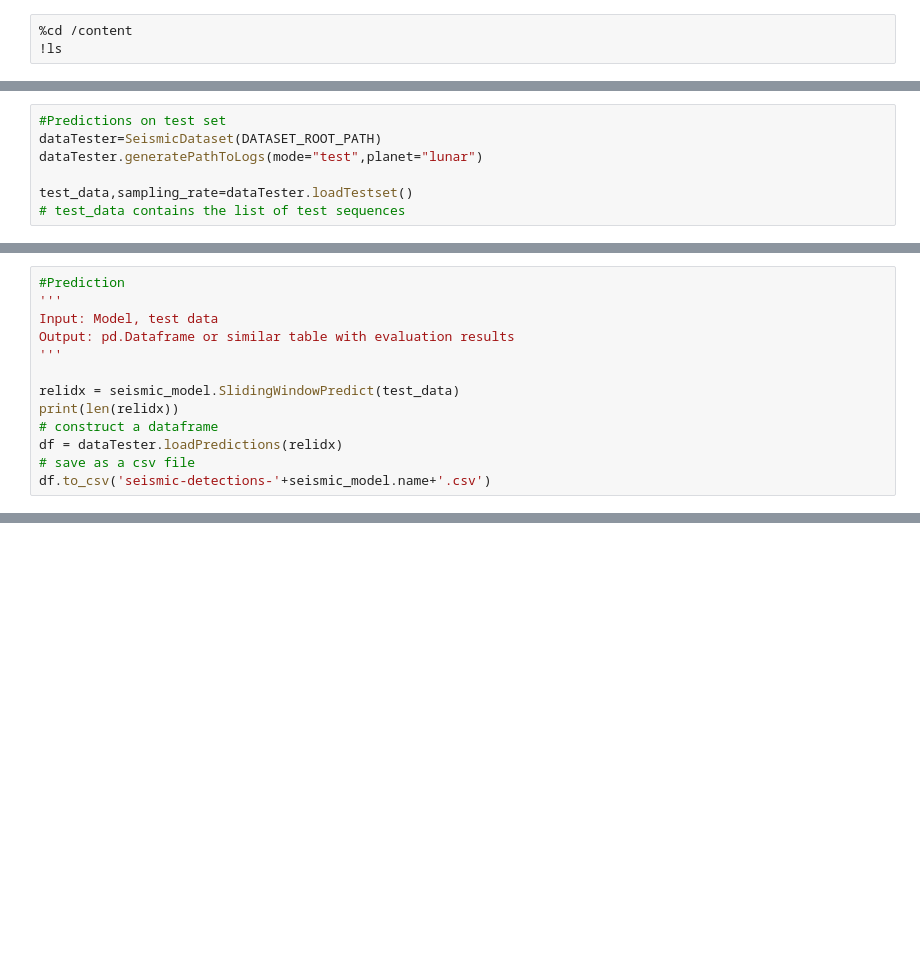
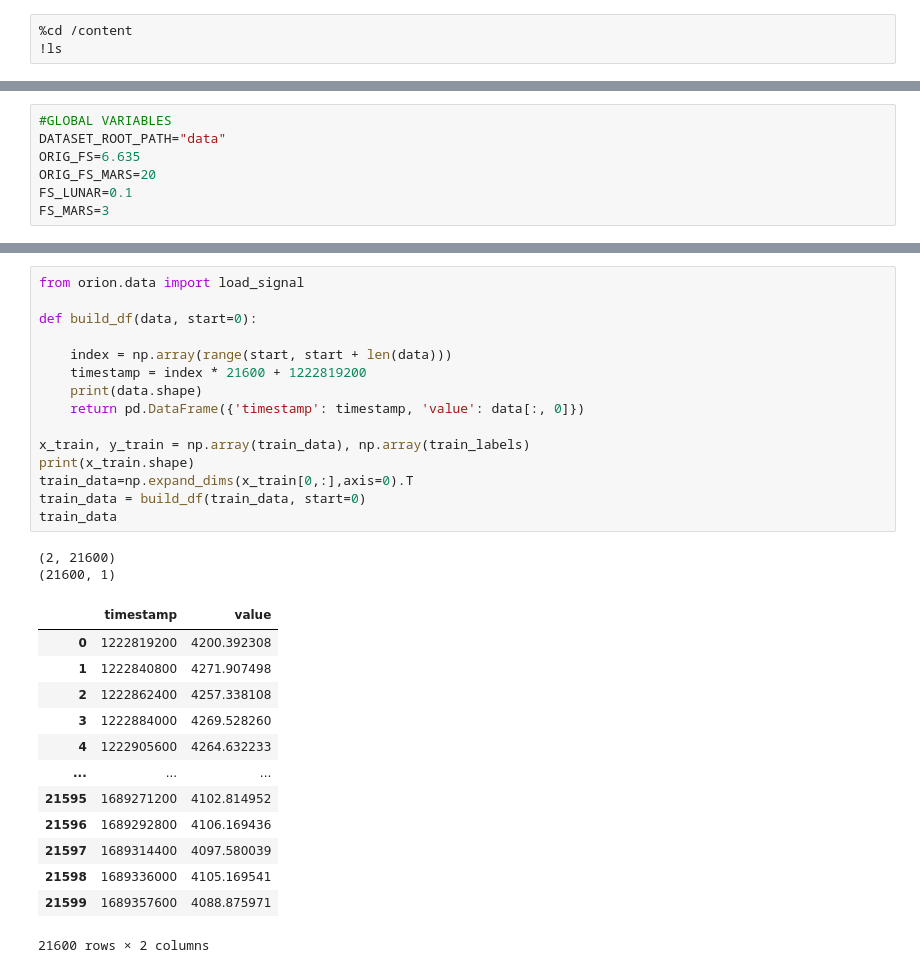
Before and after one commit to ifauh/seismic-detector, a Jupyter notebook: seismic_detect_notebook.ipynb, the cells around one changed output, grey strips where cells are left out. Drawn from its saved outputs; the diff is of its cells as text; blank space fills up the shorter version.

```diff
--- a/seismic_detect_notebook.ipynb
+++ b/seismic_detect_notebook.ipynb
@@ -601,7 +7,0 @@ plt.show()
-# %%
-#Predictions on test set
-dataTester=SeismicDataset(DATASET_ROOT_PATH)
-dataTester.generatePathToLogs(mode="test",planet="lunar")
-
-test_data,sampling_rate=dataTester.loadTestset()
-# test_data contains the list of test sequences
@@ -614,13 +7,0 @@ test_data,sampling_rate=dataTester.loadTestset()
-# %%
-#Prediction
-'''
-Input: Model, test data
-Output: pd.Dataframe or similar table with evaluation results
-'''
-
-relidx = seismic_model.SlidingWindowPredict(test_data)
-print(len(relidx))
-# construct a dataframe
-df = dataTester.loadPredictions(relidx)
-# save as a csv file
-df.to_csv('seismic-detections-'+seismic_model.name+'.csv')
@@ -644,0 +37,7 @@ Amplitude 1.406489e-09 at 109108
+# %%
+#GLOBAL VARIABLES
+DATASET_ROOT_PATH="data"
+ORIG_FS=6.635
+ORIG_FS_MARS=20
+FS_LUNAR=0.1
+FS_MARS=3
@@ -644,0 +1207,31 @@ Amplitude 1.406489e-09 at 109108
+# %%
+from orion.data import load_signal
+
+def build_df(data, start=0):
+
+    index = np.array(range(start, start + len(data)))
+    timestamp = index * 21600 + 1222819200
+    print(data.shape)
+    return pd.DataFrame({'timestamp': timestamp, 'value': data[:, 0]})
+
+x_train, y_train = np.array(train_data), np.array(train_labels)
+print(x_train.shape)
+train_data=np.expand_dims(x_train[0,:],axis=0).T
+train_data = build_df(train_data, start=0)
+train_data
+# %% [output]
+(2, 21600)
+(21600, 1)
+|  | timestamp | value |
+| 0 | 1222819200 | 4200.392308 |
+| 1 | 1222840800 | 4271.907498 |
+| 2 | 1222862400 | 4257.338108 |
+| 3 | 1222884000 | 4269.528260 |
+| 4 | 1222905600 | 4264.632233 |
+| ... | ... | ... |
+| 21595 | 1689271200 | 4102.814952 |
+| 21596 | 1689292800 | 4106.169436 |
+| 21597 | 1689314400 | 4097.580039 |
+| 21598 | 1689336000 | 4105.169541 |
+| 21599 | 1689357600 | 4088.875971 |
+21600 rows × 2 columns
```
Also changed, not shown: parts of 53 cells of this notebook.
